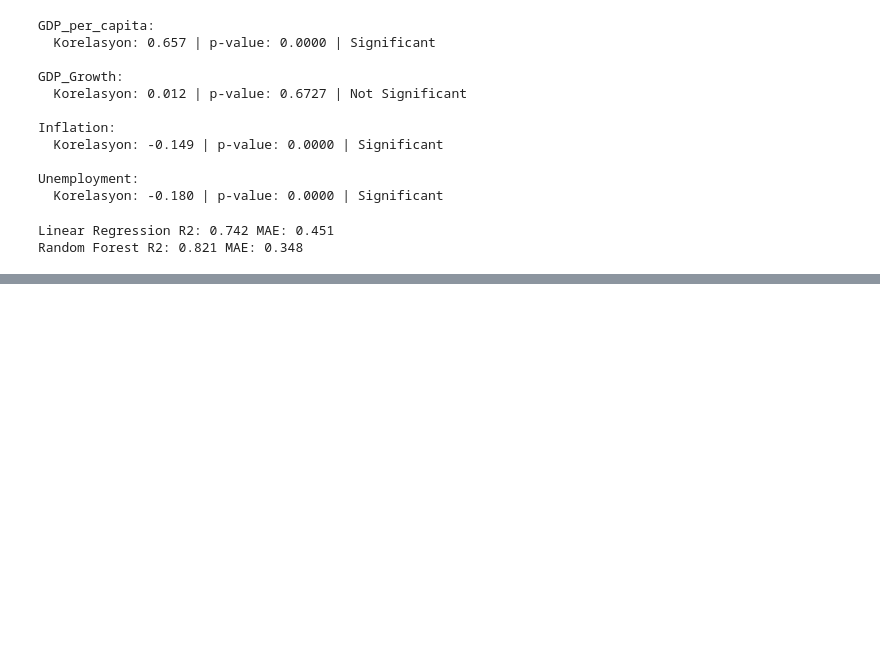
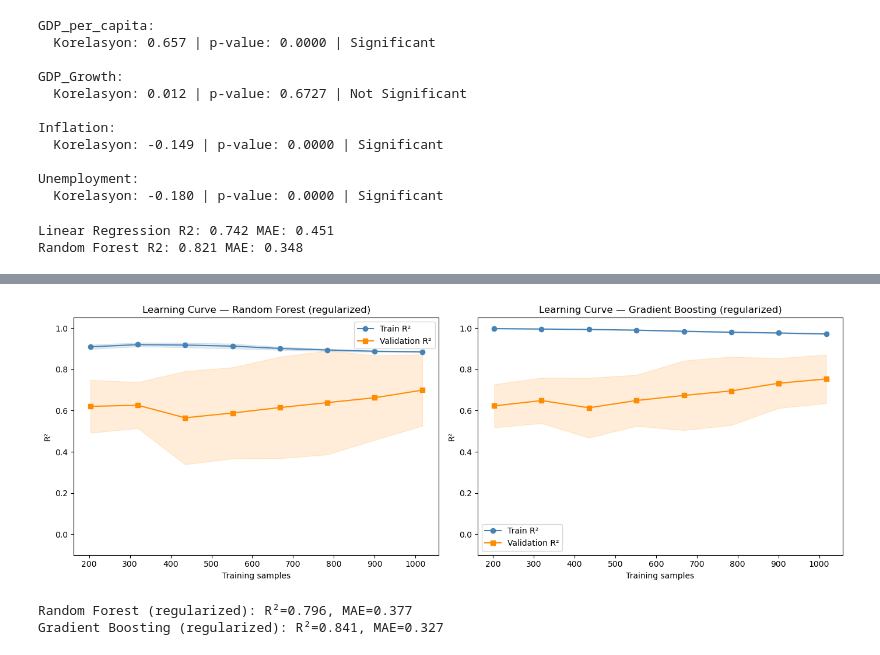
Before and after one commit to yaren72/economic-determinants-of-happiness, a Jupyter notebook: dsa proje.ipynb, the cells around one changed output, grey strips where cells are left out. Drawn from its saved outputs; the diff is of its cells as text; code cells hidden in the pictures; blank space fills up the shorter version.

```diff
--- a/dsa proje.ipynb
+++ b/dsa proje.ipynb
@@ -238,0 +434,49 @@ Random Forest R2: 0.821 MAE: 0.348
+# %%
+
+rf_reg = RandomForestRegressor(
+    n_estimators=100, max_depth=6,
+    min_samples_leaf=5, random_state=42
+)
+gb_reg = GradientBoostingRegressor(
+    n_estimators=200, max_depth=4,
+    learning_rate=0.1, min_samples_leaf=10,
+    subsample=0.8, random_state=42
+)
+
+fig, axes = plt.subplots(1, 2, figsize=(14, 5))
+lc_models = [('Random Forest (regularized)', rf_reg),
+             ('Gradient Boosting (regularized)', gb_reg)]
+
+for ax, (name, model) in zip(axes, lc_models):
+    sizes, train_sc, val_sc = learning_curve(
+        model, X, y,
+        train_sizes=np.linspace(0.2, 1.0, 8),
+        cv=5, scoring='r2', n_jobs=-1
+    )
+    ax.plot(sizes, train_sc.mean(axis=1), 'o-', label='Train R²',      color='steelblue')
+    ax.plot(sizes, val_sc.mean(axis=1),   's-', label='Validation R²', color='darkorange')
+    ax.fill_between(sizes,
+        train_sc.mean(1)-train_sc.std(1),
+        train_sc.mean(1)+train_sc.std(1), alpha=0.15, color='steelblue')
+    ax.fill_between(sizes,
+        val_sc.mean(1)-val_sc.std(1),
+        val_sc.mean(1)+val_sc.std(1), alpha=0.15, color='darkorange')
+    ax.set_title(f'Learning Curve — {name}', fontsize=12)
+    ax.set_xlabel('Training samples')
+    ax.set_ylabel('R²')
+    ax.legend()
+    ax.set_ylim([-0.1, 1.05])
+
+plt.tight_layout()
+plt.savefig('learning_curves_regularized.png', dpi=150)
+plt.show()
+
+
+for name, model in lc_models:
+    model.fit(X_train, y_train)
+    preds = model.predict(X_test)
+    print(f"{name}: R²={r2_score(y_test, preds):.3f}, MAE={mean_absolute_error(y_test, preds):.3f}")
+# %% [output]
+[figure, added]
+Random Forest (regularized): R²=0.796, MAE=0.377
+Gradient Boosting (regularized): R²=0.841, MAE=0.327
```
Also changed, not shown: parts of 18 cells of this notebook.
